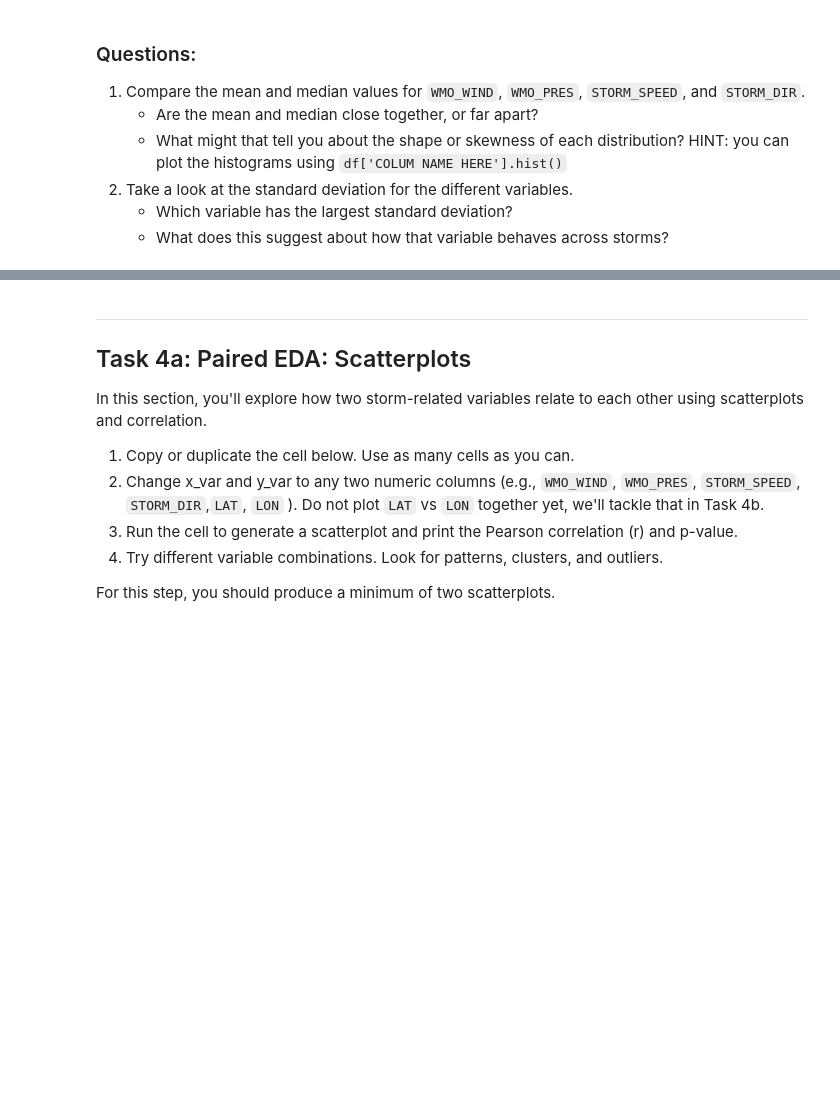
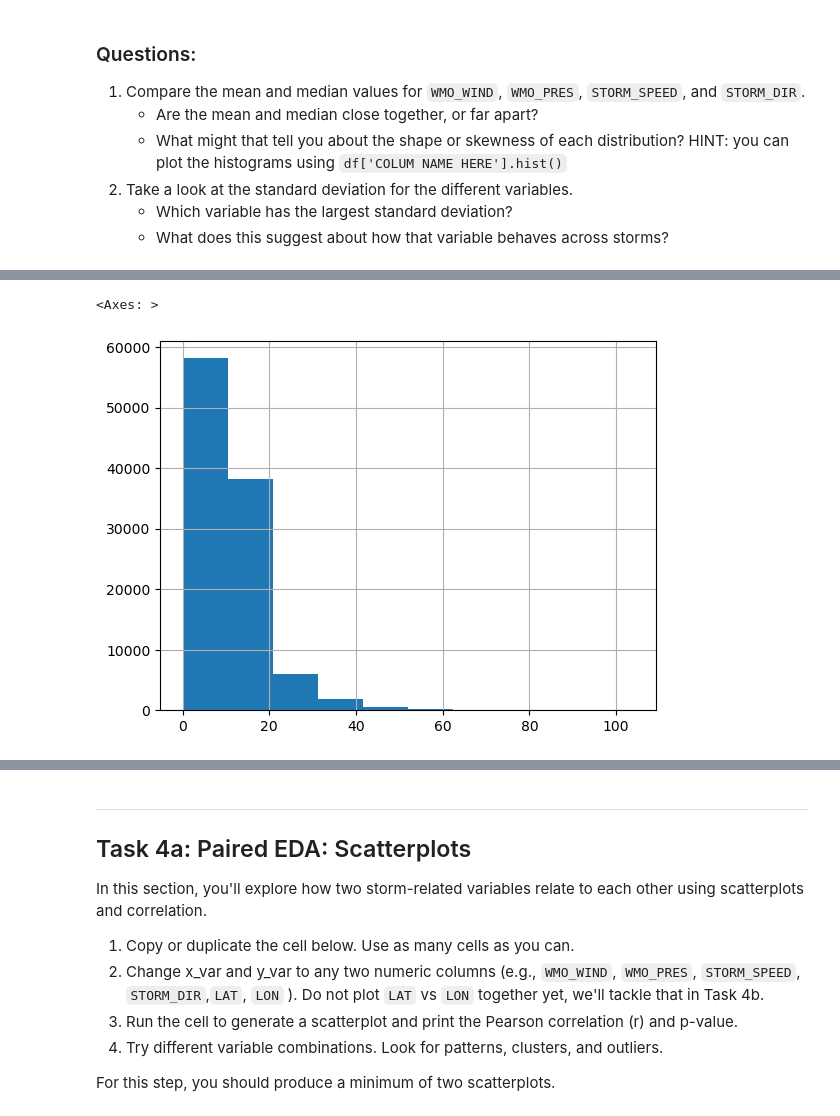
Before and after one commit to acgaribay/Meteo203-2526-Garibay, a Jupyter notebook: ex05_runs.ipynb, the cells around one changed output, grey strips where cells are left out. Saved outputs shown, nothing was run; the diff lists cells and outputs as text; code cells hidden in the pictures; blank space fills up the shorter version.

```diff
--- a/ex05_runs.ipynb
+++ b/ex05_runs.ipynb
@@ -172,0 +238,5 @@ You can also choose to print out the summary statistics using `df.describe()`. T
+# %%
+df['STORM_SPEED'].hist()
+# %% [output]
+<Axes: >
+[figure, added]
```
Also changed, not shown: parts of 12 cells of this notebook.
